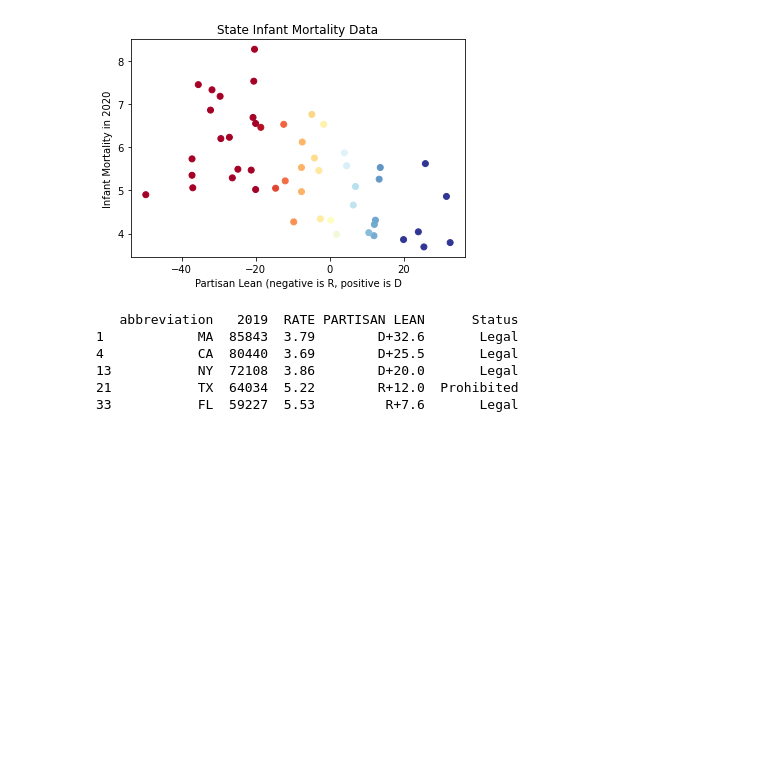
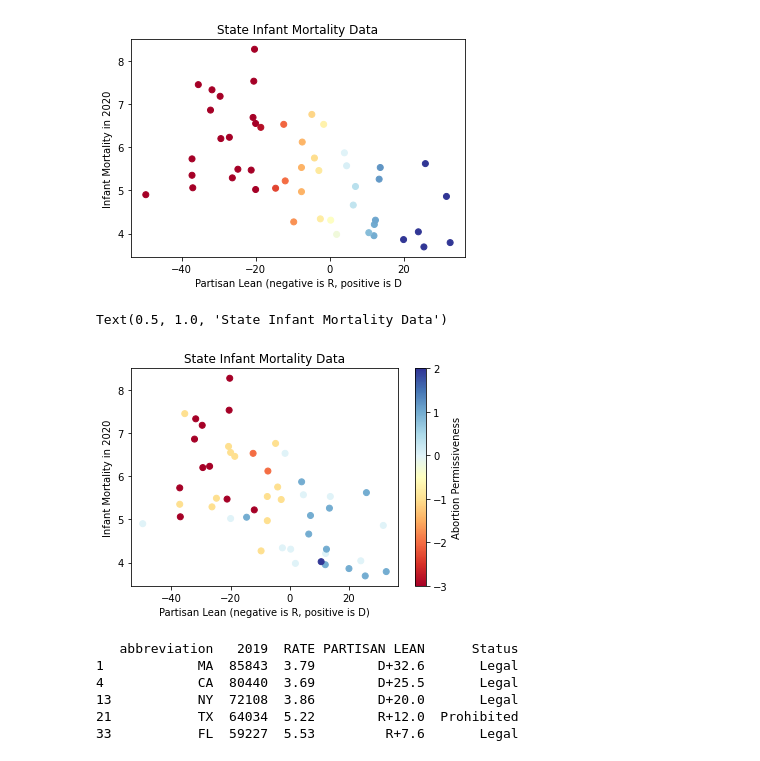
Before and after one commit to HoniSanders/state_politics_statistics, a Jupyter notebook: State_Politics_Statistics.ipynb, the cells around one changed output. Saved outputs shown, nothing was run; the diff lists cells and outputs as text; code cells hidden in the pictures; blank space fills up the shorter version.

```diff
--- a/State_Politics_Statistics.ipynb
+++ b/State_Politics_Statistics.ipynb
@@ -217,6 +257,16 @@ plt.title('State Infant Mortality Data')
 # %% [output]
 Text(0.5, 1.0, 'State Infant Mortality Data')
 [figure]
+# %%
+
+plt.scatter(data_df['SGN PARTISAN LEAN'], data_df['RATE'], c=data_df['rating'], cmap='RdYlBu')
+plt.xlabel('Partisan Lean (negative is R, positive is D)')
+plt.ylabel('Infant Mortality in 2020')
+plt.colorbar(label='Abortion Permissiveness')
+plt.title('State Infant Mortality Data')
+# %% [output]
+Text(0.5, 1.0, 'State Infant Mortality Data')
+[figure, added]
 # %%
 
 #df[df['Col1'].isin(allowed_values)]
```
Also changed, not shown: parts of 7 cells of this notebook.
